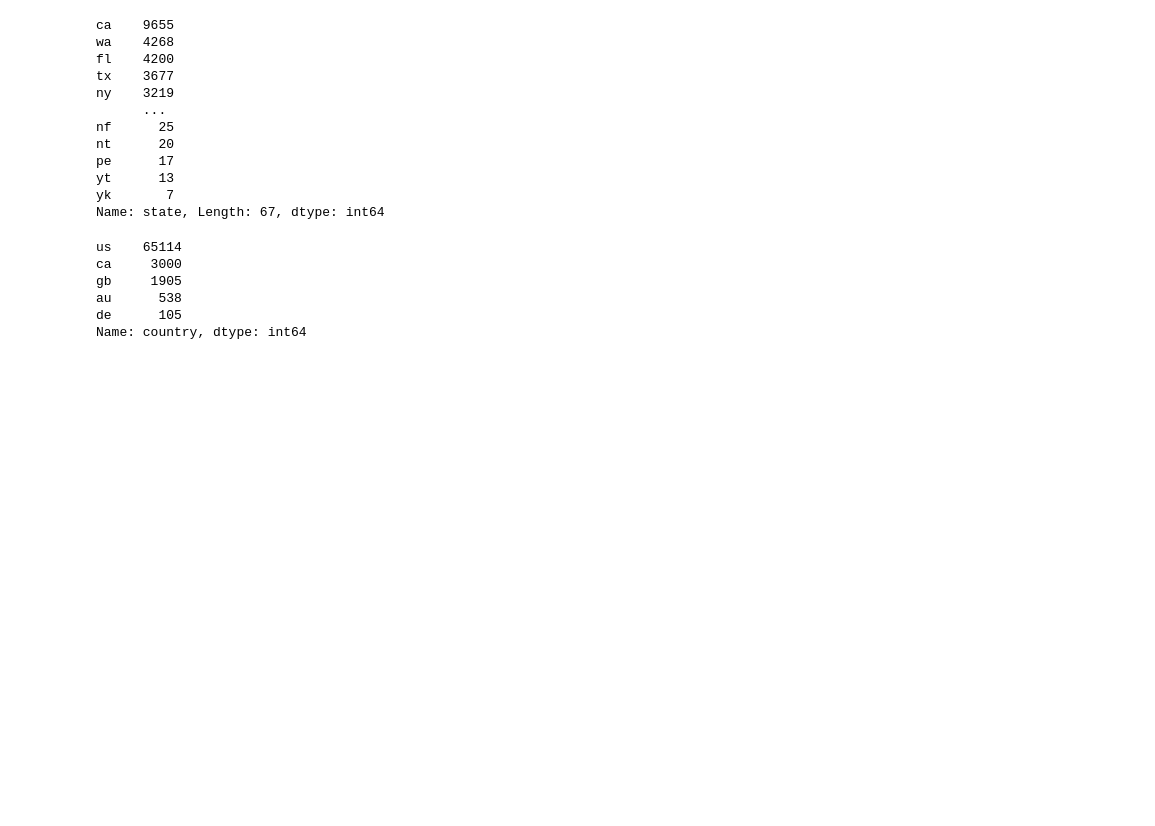
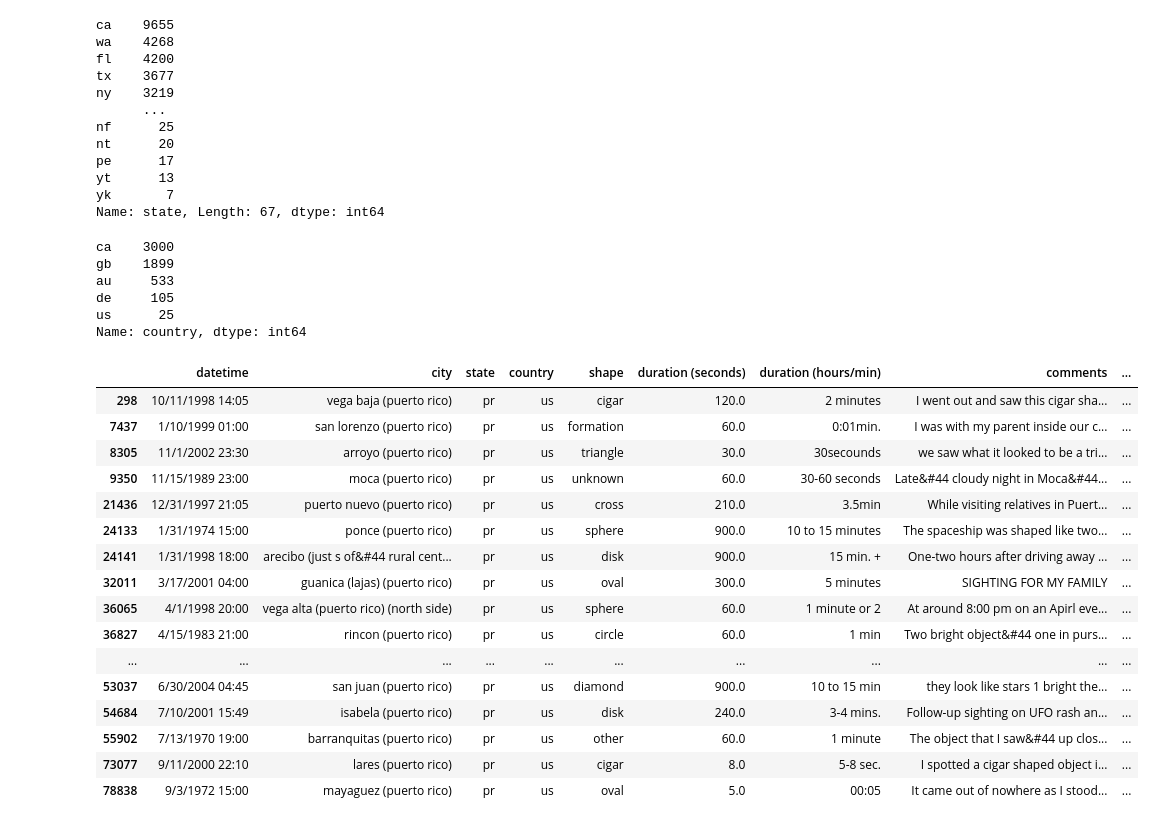
Before and after one commit to xHerandi/UFO-sightings, a Jupyter notebook: main.ipynb, the cells around one changed output. Drawn from its saved outputs; the diff is of its cells as text; code cells hidden in the pictures; blank space fills up the shorter version.

```diff
--- a/main.ipynb
+++ b/main.ipynb
@@ -108,13 +137,43 @@ pe      17
 yt      13
 yk       7
 Name: state, Length: 67, dtype: int64
-# %%
-#also looking into all the countries recorded
-df['country'].value_counts()
-# %% [output]
-us    65114
-ca     3000
-gb     1905
-au      538
-de      105
-Name: country, dtype: int64
+# %%
+states = [ 'ak', 'al', 'ar', 'az', 'ca', 'co', 'ct', 'dc', 'de', 'fl', 'ga',
+           'hi', 'ia', 'id', 'il', 'in', 'ks', 'ky', 'la', 'ma', 'md', 'me',
+           'mi', 'mn', 'mo', 'ms', 'mt', 'nc', 'nd', 'ne', 'nh', 'nj', 'nm',
+           'nv', 'ny', 'oh', 'ok', 'or', 'pa', 'ri', 'sc', 'sd', 'tn', 'tx',
+           'ut', 'va', 'vt', 'wa', 'wi', 'wv', 'wy']
+# %%
+#look at states that aren't true us states - ex. "yt" by creating another df
+df2 = df[~df['state'].isin(states)]
+# %%
+#still showing some entries for country us
+df2['country'].value_counts()
+# %% [output]
+ca    3000
+gb    1899
+au     533
+de     105
+us      25
+Name: country, dtype: int64
+# %%
+#see that those items belong to puerto rico which is a us territory not state
+df2.loc[df['country'] == 'us']
+# %% [output]
+|  | datetime | city | state | country | shape | duration (seconds) | duration (hours/min) | comments | ... |
+| 298 | 10/11/1998 14:05 | vega baja (puerto rico) | pr | us | cigar | 120.0 | 2 minutes | I went out and saw this cigar sha... | ... |
+| 7437 | 1/10/1999 01:00 | san lorenzo (puerto rico) | pr | us | formation | 60.0 | 0:01min. | I was with my parent inside our c... | ... |
+| 8305 | 11/1/2002 23:30 | arroyo (puerto rico) | pr | us | triangle | 30.0 | 30secounds | we saw what it looked to be a tri... | ... |
+| 9350 | 11/15/1989 23:00 | moca (puerto rico) | pr | us | unknown | 60.0 | 30-60 seconds | Late&#44 cloudy night in Moca&#44... | ... |
+| 21436 | 12/31/1997 21:05 | puerto nuevo (puerto rico) | pr | us | cross | 210.0 | 3.5min | While visiting relatives in Puert... | ... |
+| 24133 | 1/31/1974 15:00 | ponce (puerto rico) | pr | us | sphere | 900.0 | 10 to 15 minutes | The spaceship was shaped like two... | ... |
+| 24141 | 1/31/1998 18:00 | arecibo (just s of&#44 rural cent... | pr | us | disk | 900.0 | 15 min. + | One-two hours after driving away ... | ... |
+| 32011 | 3/17/2001 04:00 | guanica (lajas) (puerto rico) | pr | us | oval | 300.0 | 5 minutes | SIGHTING FOR MY FAMILY | ... |
+| 36065 | 4/1/1998 20:00 | vega alta (puerto rico) (north side) | pr | us | sphere | 60.0 | 1 minute or 2 | At around 8:00 pm on an Apirl eve... | ... |
+| 36827 | 4/15/1983 21:00 | rincon (puerto rico) | pr | us | circle | 60.0 | 1 min | Two bright object&#44 one in purs... | ... |
+| ... | ... | ... | ... | ... | ... | ... | ... | ... | ... |
+| 53037 | 6/30/2004 04:45 | san juan (puerto rico) | pr | us | diamond | 900.0 | 10 to 15 min | they look like stars 1 bright the... | ... |
+| 54684 | 7/10/2001 15:49 | isabela (puerto rico) | pr | us | disk | 240.0 | 3-4 mins. | Follow-up sighting on UFO rash an... | ... |
+| 55902 | 7/13/1970 19:00 | barranquitas (puerto rico) | pr | us | other | 60.0 | 1 minute | The object that I saw&#44 up clos... | ... |
+| 73077 | 9/11/2000 22:10 | lares (puerto rico) | pr | us | cigar | 8.0 | 5-8 sec. | I spotted a cigar shaped object i... | ... |
+| 78838 | 9/3/1972 15:00 | mayaguez (puerto rico) | pr | us | oval | 5.0 | 00:05 | It came out of nowhere as I stood... | ... |
```
Also changed, not shown: parts of 6 cells of this notebook.
